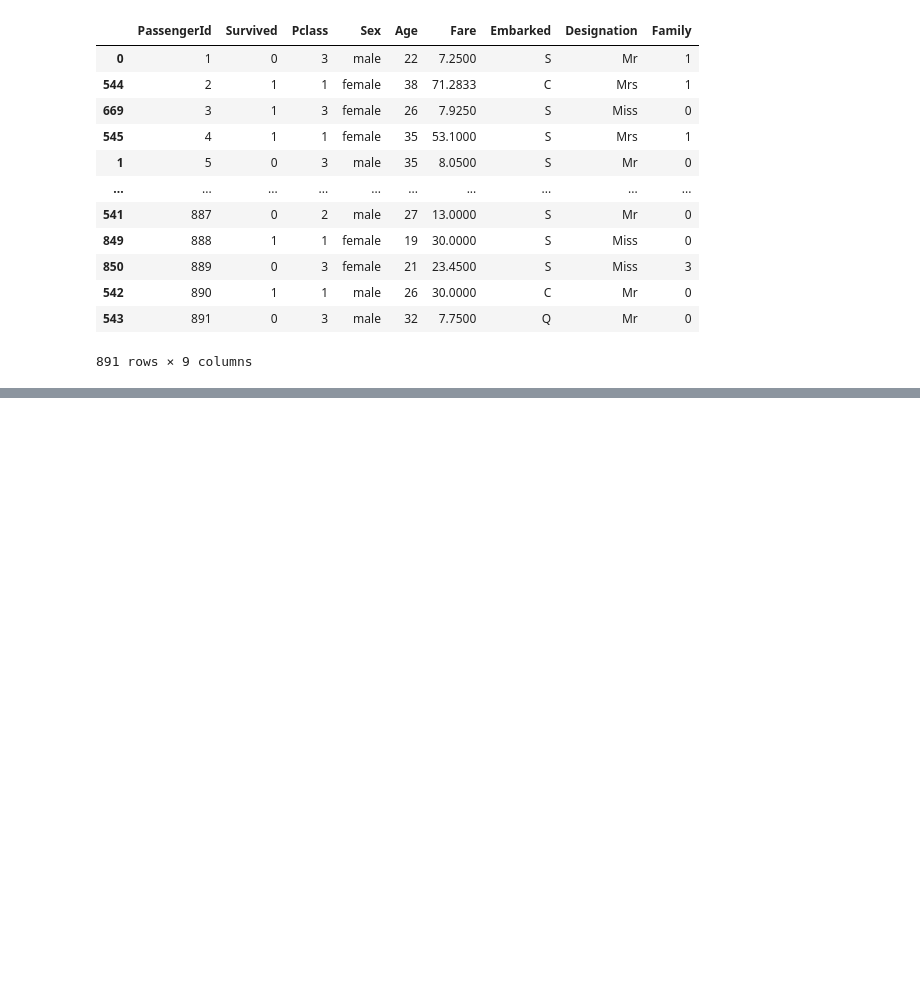
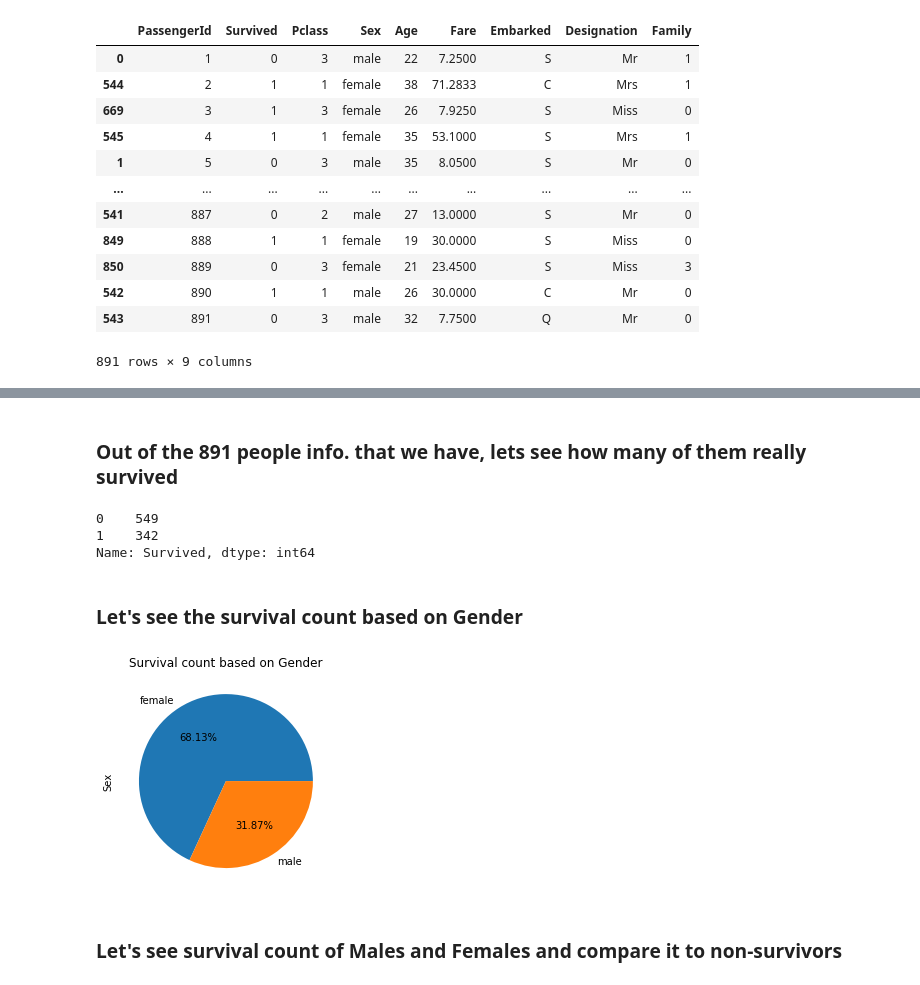
Before and after one commit to rajtilakls2510/Youtube-Channel-Notebooks, a Jupyter notebook: Data Analysis Tutorials/Titanic Analysis.ipynb, the cells around one changed output, grey strips where cells are left out. Cells and saved outputs as stored; diff of their text form; code cells hidden in the pictures; blank space fills up the shorter version.

```diff
--- a/Data Analysis Tutorials/Titanic Analysis.ipynb
+++ b/Data Analysis Tutorials/Titanic Analysis.ipynb
@@ -352,0 +368,20 @@ new_titanic
+# %% [markdown]
+### Out of the 891 people info. that we have, lets see how many of them really survived
+# %%
+new_titanic['Survived'].value_counts()
+# %% [output]
+0    549
+1    342
+Name: Survived, dtype: int64
+# %% [markdown]
+### Let's see the survival count based on Gender
+# %%
+survived=new_titanic[new_titanic['Survived']==1]
+# %%
+survived['Sex'].value_counts().plot(kind='pie',autopct='%.2f%%')
+plt.title('Survival count based on Gender')
+plt.show()
+# %% [output]
+[figure, added]
+# %% [markdown]
+### Let's see survival count of Males and Females and compare it to non-survivors
```
Also changed, not shown: parts of 27 cells of this notebook.
